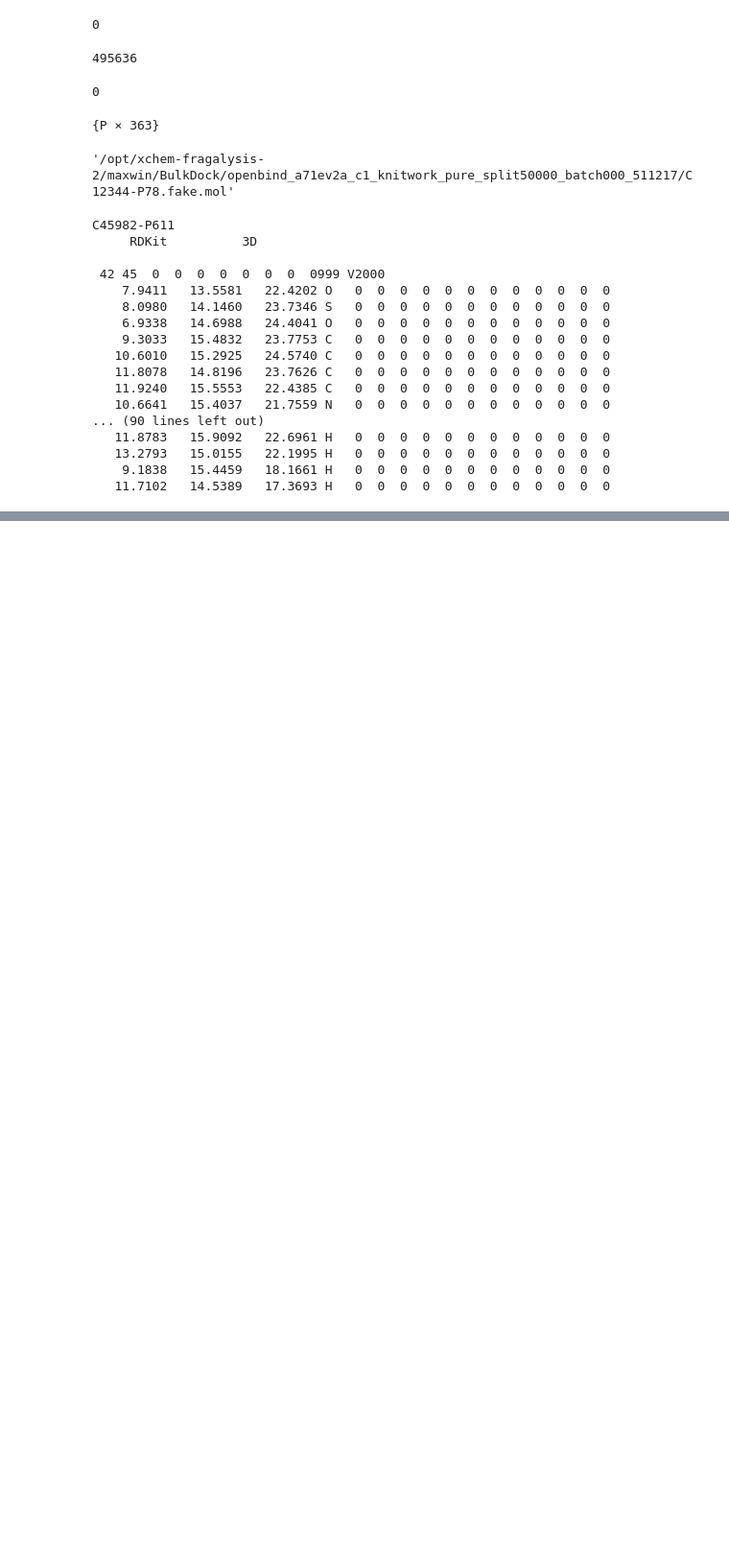
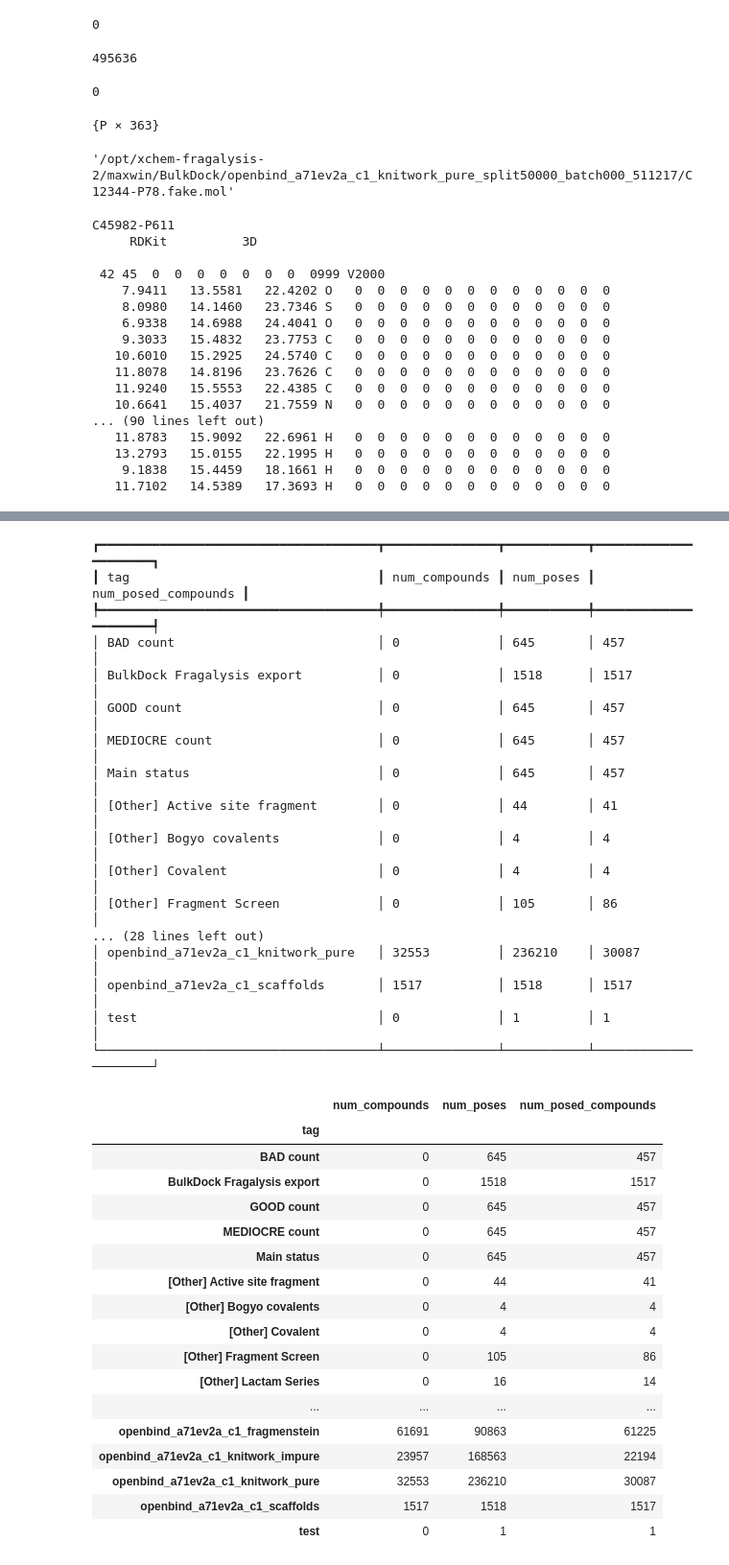
Before and after one commit to xchem/openbind-hippo, a Jupyter notebook: a71ev2a/c01c_catalogue_selection.ipynb, the cells around one changed output, grey strips where cells are left out. Shown at 96% size. Saved outputs shown, nothing was run; the diff lists cells and outputs as text; code cells hidden in the pictures; blank space fills up the shorter version.

```diff
--- a/a71ev2a/c01c_catalogue_selection.ipynb
+++ b/a71ev2a/c01c_catalogue_selection.ipynb
@@ -337,0 +360,38 @@ C45982-P611
+# %%
+animal.tags.summary()
+# %% [output]
+┏━━━━━━━━━━━━━━━━━━━━━━━━━━━━━━━━━━━━━┳━━━━━━━━━━━━━━━┳━━━━━━━━━━━┳━━━━━━━━━━━━━━━━━━━━━┓
+┃ tag                                 ┃ num_compounds ┃ num_poses ┃ num_posed_compounds ┃
+┡━━━━━━━━━━━━━━━━━━━━━━━━━━━━━━━━━━━━━╇━━━━━━━━━━━━━━━╇━━━━━━━━━━━╇━━━━━━━━━━━━━━━━━━━━━┩
+│ BAD count                           │ 0             │ 645       │ 457                 │
+│ BulkDock Fragalysis export          │ 0             │ 1518      │ 1517                │
+│ GOOD count                          │ 0             │ 645       │ 457                 │
+│ MEDIOCRE count                      │ 0             │ 645       │ 457                 │
+│ Main status                         │ 0             │ 645       │ 457                 │
+│ [Other] Active site fragment        │ 0             │ 44        │ 41                  │
+│ [Other] Bogyo covalents             │ 0             │ 4         │ 4                   │
+│ [Other] Covalent                    │ 0             │ 4         │ 4                   │
+│ [Other] Fragment Screen             │ 0             │ 105       │ 86                  │
+... (28 lines left out)
+│ openbind_a71ev2a_c1_knitwork_pure   │ 32553         │ 236210    │ 30087               │
+│ openbind_a71ev2a_c1_scaffolds       │ 1517          │ 1518      │ 1517                │
+│ test                                │ 0             │ 1         │ 1                   │
+└─────────────────────────────────────┴───────────────┴───────────┴─────────────────────┘
+|  | num_compounds | num_poses | num_posed_compounds |
+| tag |  |  |  |
+| BAD count | 0 | 645 | 457 |
+| BulkDock Fragalysis export | 0 | 1518 | 1517 |
+| GOOD count | 0 | 645 | 457 |
+| MEDIOCRE count | 0 | 645 | 457 |
+| Main status | 0 | 645 | 457 |
+| [Other] Active site fragment | 0 | 44 | 41 |
+| [Other] Bogyo covalents | 0 | 4 | 4 |
+| [Other] Covalent | 0 | 4 | 4 |
+| [Other] Fragment Screen | 0 | 105 | 86 |
+| [Other] Lactam Series | 0 | 16 | 14 |
+| ... | ... | ... | ... |
+| openbind_a71ev2a_c1_fragmenstein | 61691 | 90863 | 61225 |
+| openbind_a71ev2a_c1_knitwork_impure | 23957 | 168563 | 22194 |
+| openbind_a71ev2a_c1_knitwork_pure | 32553 | 236210 | 30087 |
+| openbind_a71ev2a_c1_scaffolds | 1517 | 1518 | 1517 |
+| test | 0 | 1 | 1 |
```
Also changed, not shown: parts of 8 cells of this notebook, 4 other files.
